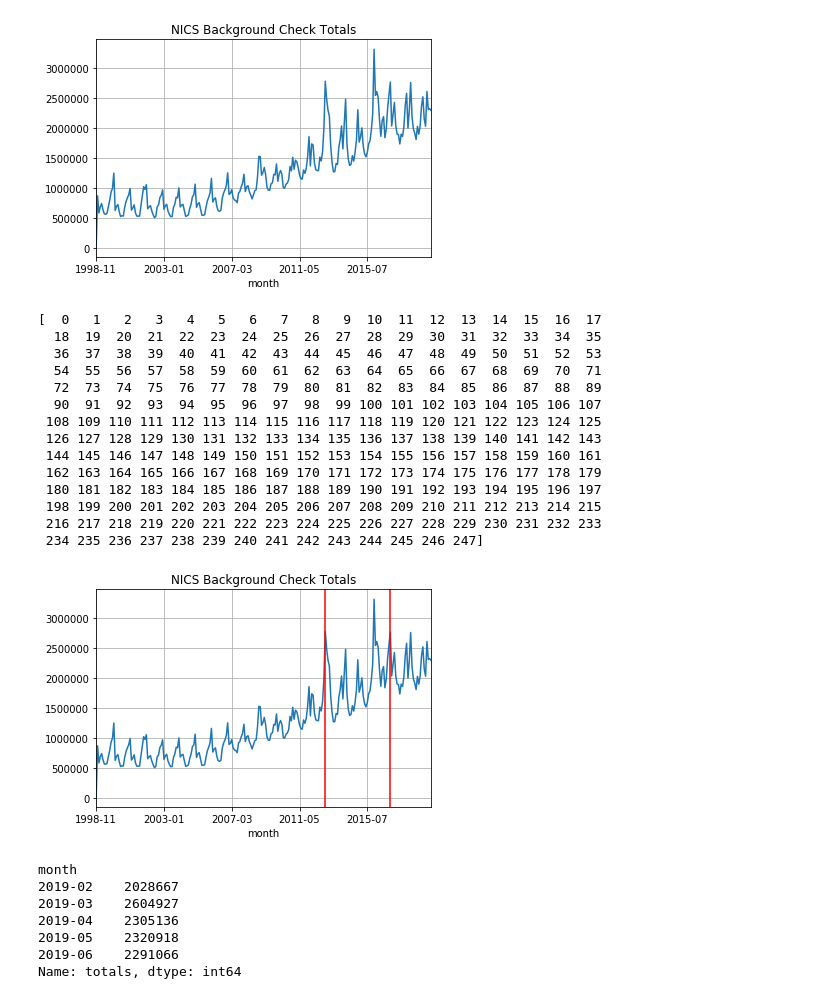
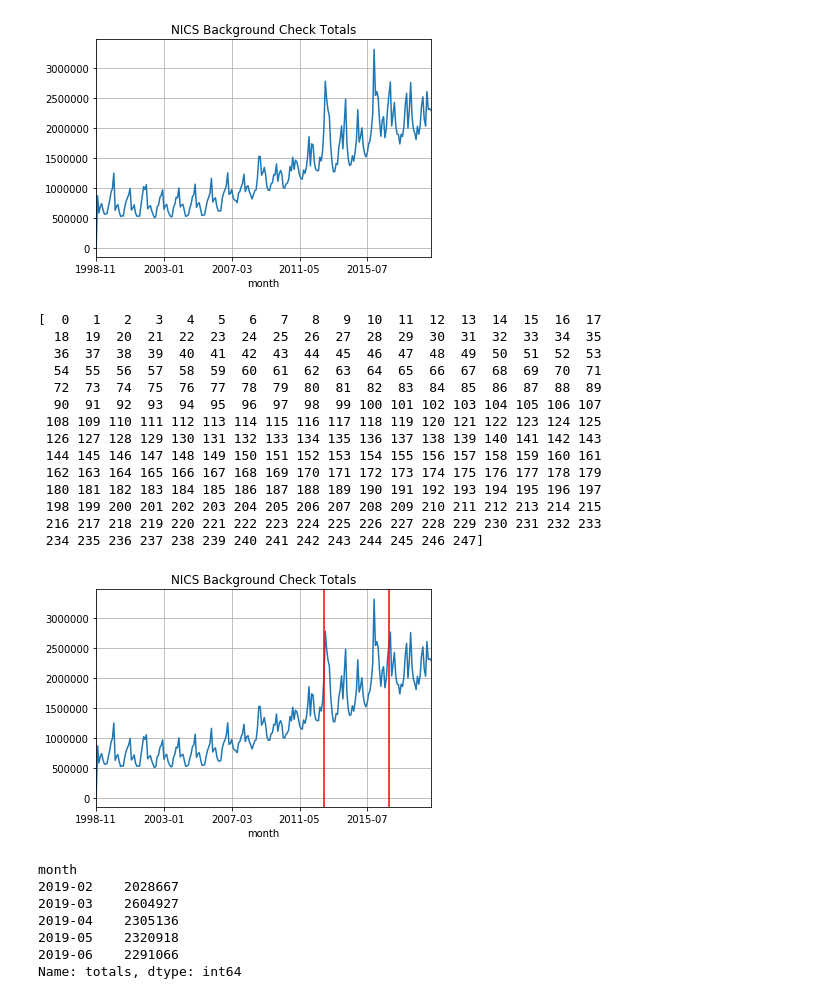
Before and after one commit to vabigdatamover/dream-team, a Jupyter notebook: GraphingFirearms_v1_Mike.ipynb, the cells around one changed output. Drawn from its saved outputs; the diff is of its cells as text; code cells hidden in the pictures.

Commit message:
update graph lines by 1 month

```diff
--- a/GraphingFirearms_v1_Mike.ipynb
+++ b/GraphingFirearms_v1_Mike.ipynb
@@ -207,10 +207,10 @@ firearms_data.head(1)
 # %%
 # Creating a subset DataFrame
 bkgnd_chk_tot_data = pd.DataFrame(firearms_data,
-                            columns=['month', 'state', 'totals','handgun'])
+                            columns=['month', 'state', 'totals'])
 
 bct_data=bkgnd_chk_tot_data
 #bkgnd_chk_tot_data.head()
 bct_data.head()
-bct_data['month']
+#bct_data['month']
 # %% [output]
@@ -264,36 +253,36 @@ ax1 = bc_per_month.plot.line(x='month', y='totals')
 
 ax = plt.gca() # get axis handle
 line = ax.lines[0] # get the first line, there might be more
 ff=line.get_xdata()
 yy=line.get_ydata()
 print(ff)
 #print(yy)
-plt.axvline(x=169, ymin=0, ymax=1, color="r")
-plt.axvline(x=217, ymin=0, ymax=1, color="r")
+plt.axvline(x=168, ymin=0, ymax=1, color="r")
+plt.axvline(x=216, ymin=0, ymax=1, color="r")
 # Adding grid, title, and labels
 plt.grid(True)
 plt.title('NICS Background Check Totals')
 #plt.xlabel('x label text')
 #plt.ylabel('y label text')
 #plt.axvline(pd.Timestamp('2013-09'),color='r')
 
 plt.savefig('output/t_chk_per_month_vline.png', bbox_inches="tight")
 # %% [output]
 [  0   1   2   3   4   5   6   7   8   9  10  11  12  13  14  15  16  17
   18  19  20  21  22  23  24  25  26  27  28  29  30  31  32  33  34  35
   36  37  38  39  40  41  42  43  44  45  46  47  48  49  50  51  52  53
   54  55  56  57  58  59  60  61  62  63  64  65  66  67  68  69  70  71
   72  73  74  75  76  77  78  79  80  81  82  83  84  85  86  87  88  89
   90  91  92  93  94  95  96  97  98  99 100 101 102 103 104 105 106 107
  108 109 110 111 112 113 114 115 116 117 118 119 120 121 122 123 124 125
  126 127 128 129 130 131 132 133 134 135 136 137 138 139 140 141 142 143
  144 145 146 147 148 149 150 151 152 153 154 155 156 157 158 159 160 161
  162 163 164 165 166 167 168 169 170 171 172 173 174 175 176 177 178 179
  180 181 182 183 184 185 186 187 188 189 190 191 192 193 194 195 196 197
  198 199 200 201 202 203 204 205 206 207 208 209 210 211 212 213 214 215
  216 217 218 219 220 221 222 223 224 225 226 227 228 229 230 231 232 233
  234 235 236 237 238 239 240 241 242 243 244 245 246 247]
-[figure, old version]
+[figure, new version]
 # %%
 bct_2019 = bct_data[bct_data['month'] >'2019-01'].groupby(['month'])['totals'].sum()
 bct_2019.head()
```
Also changed, not shown: parts of 1 cell of this notebook, 1 other file.
